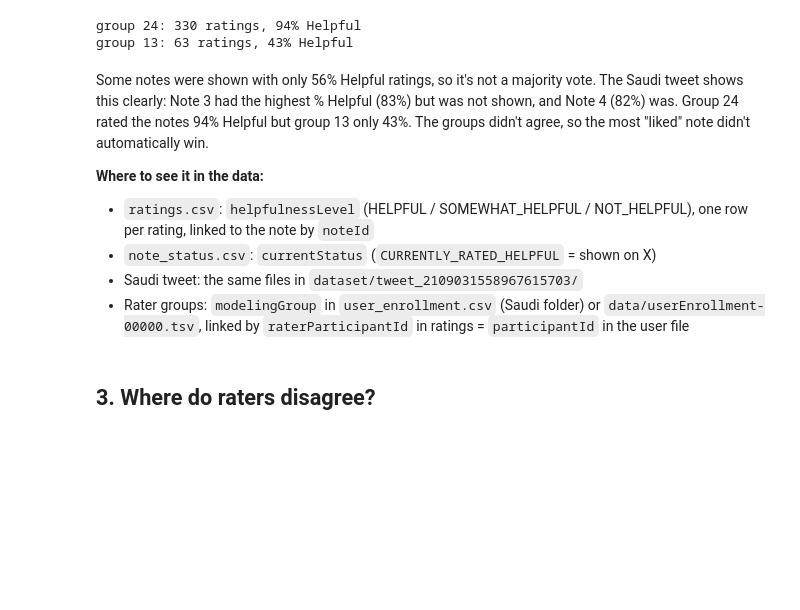
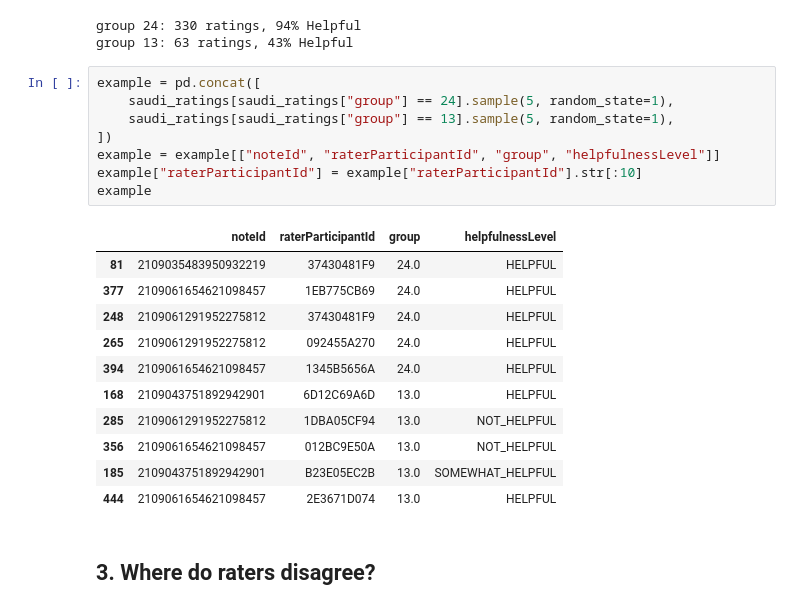
Before and after one commit to Dhanush-0017/community-notes, a Jupyter notebook: eda_summary.ipynb, the cells around one changed output. Cells and saved outputs as stored; diff of their text form; blank space fills up the shorter version.

```diff
--- a/eda_summary.ipynb
+++ b/eda_summary.ipynb
@@ -118,17 +105,26 @@ for group in [24, 13]:
 # %% [output]
 group 24: 330 ratings, 94% Helpful
 group 13: 63 ratings, 43% Helpful
-# %% [markdown]
-Some notes were shown with only 56% Helpful ratings, so it's not a majority vote.
-The Saudi tweet shows this clearly: Note 3 had the highest % Helpful (83%) but was not shown, and Note 4 (82%) was.
-Group 24 rated the notes 94% Helpful but group 13 only 43%. The groups didn't agree, so the most "liked" note didn't automatically win.
-
-**Where to see it in the data:**
-- `ratings.csv`: `helpfulnessLevel` (HELPFUL / SOMEWHAT_HELPFUL / NOT_HELPFUL), one row per rating, linked to the note by `noteId`
-- `note_status.csv`: `currentStatus` (`CURRENTLY_RATED_HELPFUL` = shown on X)
-- Saudi tweet: the same files in `dataset/tweet_2109031558967615703/`
-- Rater groups: `modelingGroup` in `user_enrollment.csv` (Saudi folder) or `data/userEnrollment-00000.tsv`,
-  linked by `raterParticipantId` in ratings = `participantId` in the user file
+# %%
+example = pd.concat([
+    saudi_ratings[saudi_ratings["group"] == 24].sample(5, random_state=1),
+    saudi_ratings[saudi_ratings["group"] == 13].sample(5, random_state=1),
+])
+example = example[["noteId", "raterParticipantId", "group", "helpfulnessLevel"]]
+example["raterParticipantId"] = example["raterParticipantId"].str[:10]
+example
+# %% [output]
+|  | noteId | raterParticipantId | group | helpfulnessLevel |
+| 81 | 2109035483950932219 | 37430481F9 | 24.0 | HELPFUL |
+| 377 | 2109061654621098457 | 1EB775CB69 | 24.0 | HELPFUL |
+| 248 | 2109061291952275812 | 37430481F9 | 24.0 | HELPFUL |
+| 265 | 2109061291952275812 | 092455A270 | 24.0 | HELPFUL |
+| 394 | 2109061654621098457 | 1345B5656A | 24.0 | HELPFUL |
+| 168 | 2109043751892942901 | 6D12C69A6D | 13.0 | HELPFUL |
+| 285 | 2109061291952275812 | 1DBA05CF94 | 13.0 | NOT_HELPFUL |
+| 356 | 2109061654621098457 | 012BC9E50A | 13.0 | NOT_HELPFUL |
+| 185 | 2109043751892942901 | B23E05EC2B | 13.0 | SOMEWHAT_HELPFUL |
+| 444 | 2109061654621098457 | 2E3671D074 | 13.0 | HELPFUL |
 # %% [markdown]
 ## 3. Where do raters disagree?
 # %%
```
Also changed, not shown: parts of 21 cells of this notebook, 8 other files.
